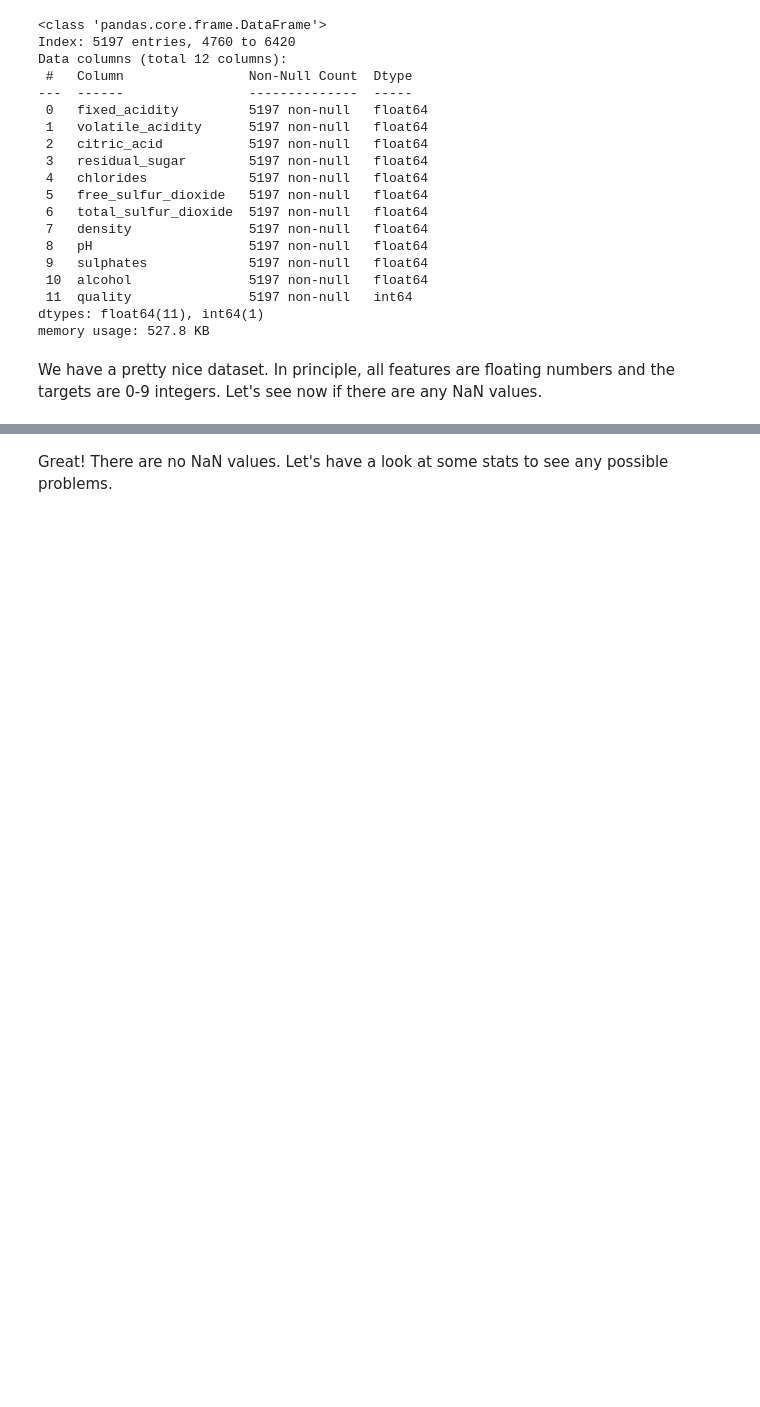
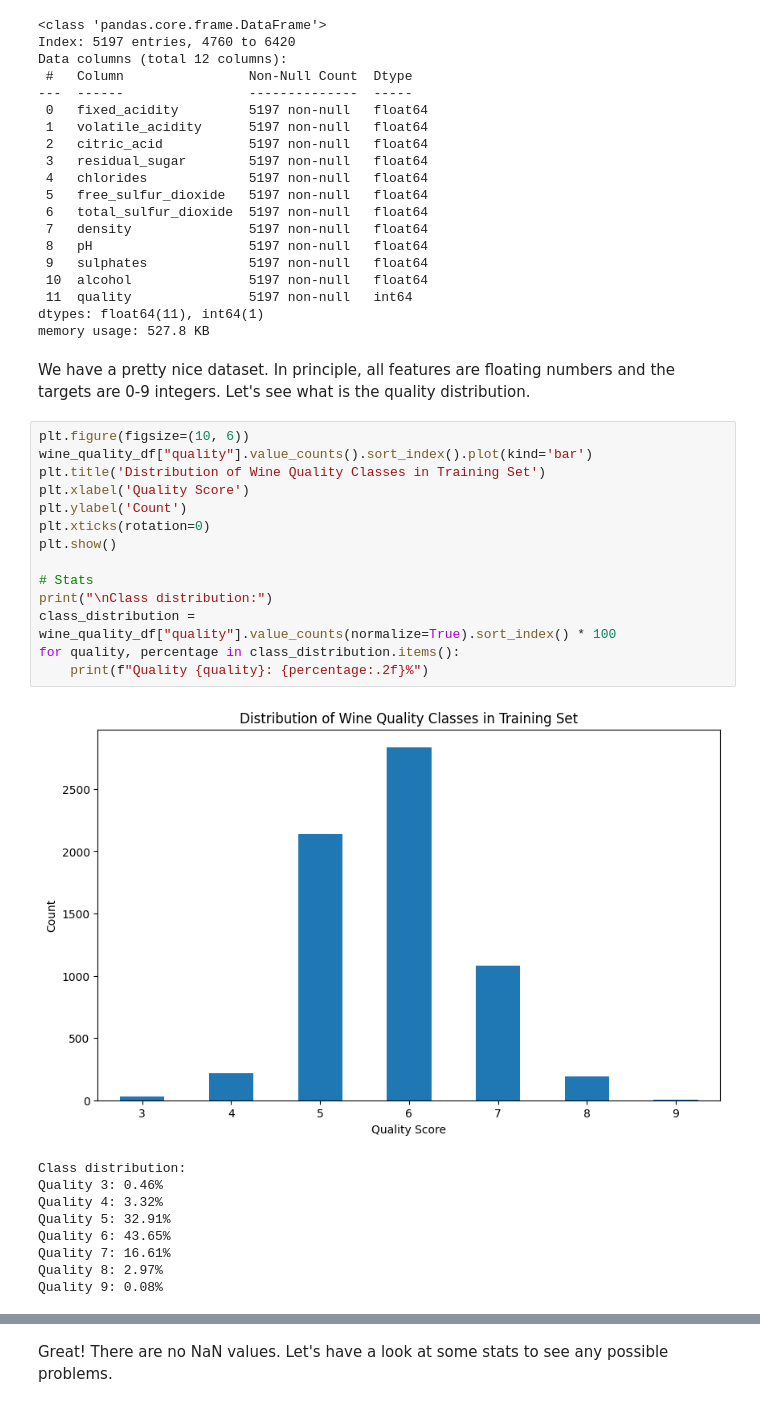
Before and after one commit to alapena/wine-tasters-AAF, a Jupyter notebook: 1_classification.ipynb, the cells around one changed output, grey strips where cells are left out. Saved outputs shown, nothing was run; the diff lists cells and outputs as text; blank space fills up the shorter version.

```diff
--- a/1_classification.ipynb
+++ b/1_classification.ipynb
@@ -83,4 +83,28 @@ Data columns (total 12 columns):
 dtypes: float64(11), int64(1)
 memory usage: 527.8 KB
 # %% [markdown]
-We have a pretty nice dataset. In principle, all features are floating numbers and the targets are 0-9 integers. Let's see now if there are any NaN values.
+We have a pretty nice dataset. In principle, all features are floating numbers and the targets are 0-9 integers. Let's see what is the quality distribution.
+# %%
+plt.figure(figsize=(10, 6))
+wine_quality_df["quality"].value_counts().sort_index().plot(kind='bar')
+plt.title('Distribution of Wine Quality Classes in Training Set')
+plt.xlabel('Quality Score')
+plt.ylabel('Count')
+plt.xticks(rotation=0)
+plt.show()
+
+# Stats
+print("\nClass distribution:")
+class_distribution = wine_quality_df["quality"].value_counts(normalize=True).sort_index() * 100
+for quality, percentage in class_distribution.items():
+    print(f"Quality {quality}: {percentage:.2f}%")
+# %% [output]
+[figure, added]
+Class distribution:
+Quality 3: 0.46%
+Quality 4: 3.32%
+Quality 5: 32.91%
+Quality 6: 43.65%
+Quality 7: 16.61%
+Quality 8: 2.97%
+Quality 9: 0.08%
```
Also changed, not shown: parts of 11 cells of this notebook.
